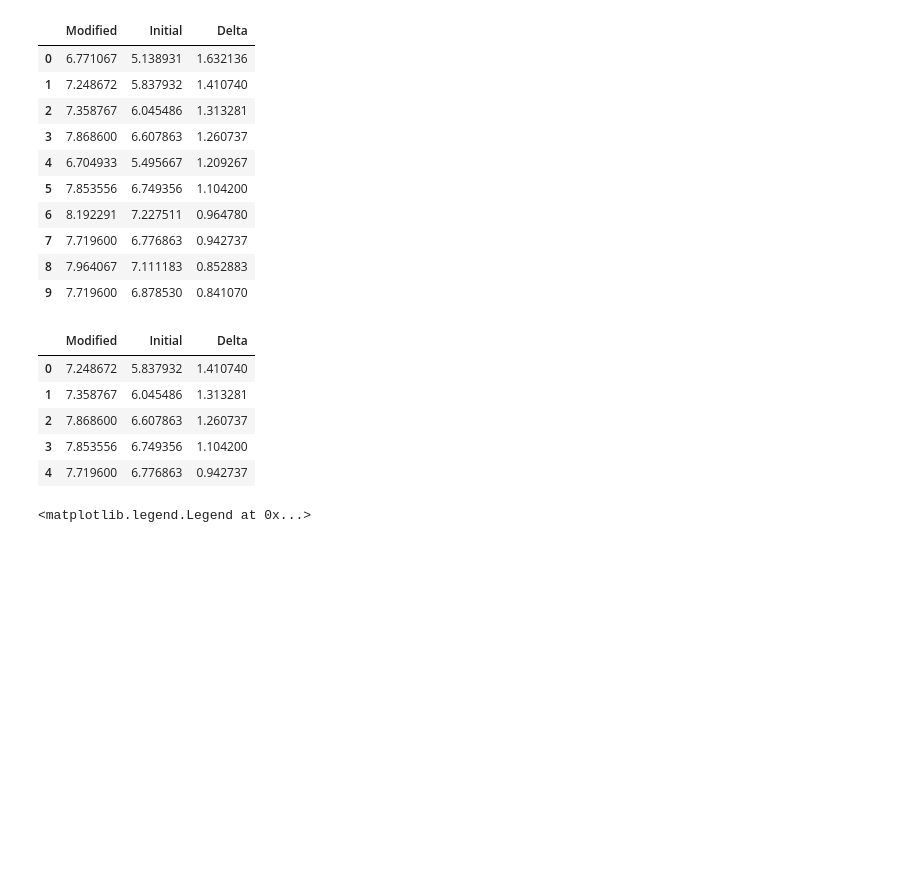
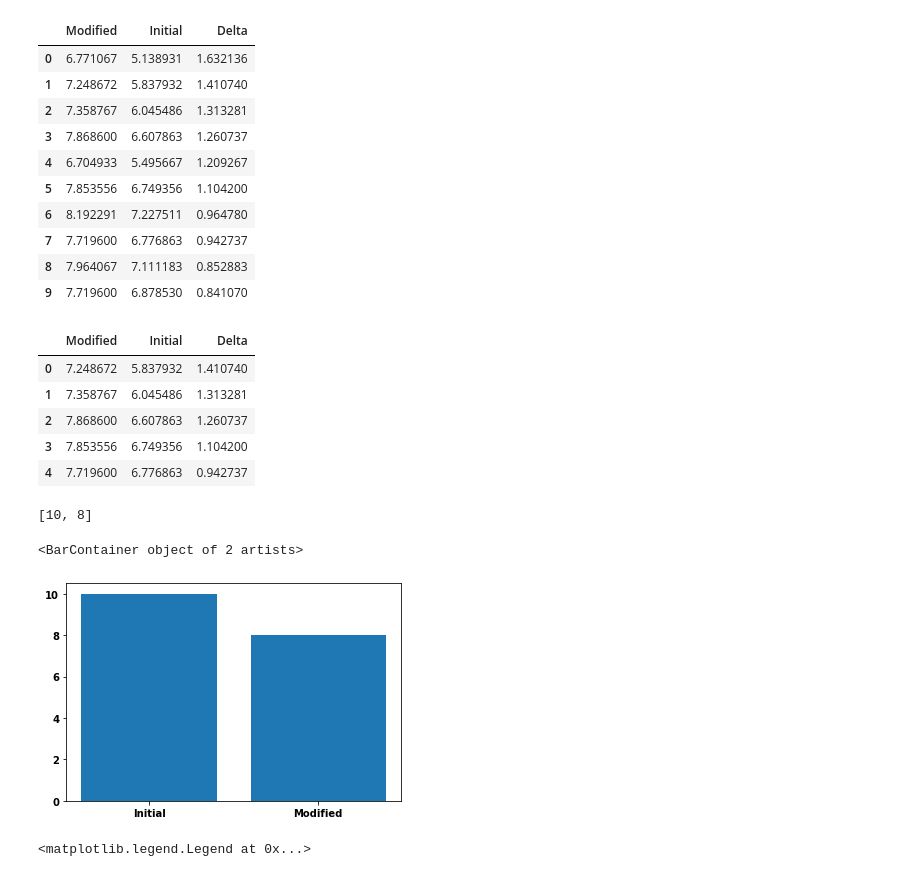
Before and after one commit to mew-two-github/de-Novo-drug-Design, a Jupyter notebook: 3.6/FMPO-Visualising the outputs.ipynb, the cells around one changed output. Cells and saved outputs as stored; diff of their text form; code cells hidden in the pictures; blank space fills up the shorter version.

```diff
--- a/3.6/FMPO-Visualising the outputs.ipynb
+++ b/3.6/FMPO-Visualising the outputs.ipynb
@@ -920,8 +918,17 @@ inact_to_act.head()
 | 3 | 7.853556 | 6.749356 | 1.104200 |
 | 4 | 7.719600 | 6.776863 | 0.942737 |
 # %%
-changes = pd.read_csv('./past outputs/out_pIC295.csv')
-inact_to_act=pd.read_csv('./past outputs/act_pIC295.csv')
+changes = pd.read_csv('./past outputs/29Jun/out_pIC295.csv')
+inact_to_act=pd.read_csv('./past outputs/29Jun/act_pIC295.csv')
+# %%
+[changes.loc[changes['Initial']>8]['Initial'].count(),changes.loc[changes['Modified']>8]['Modified'].count()]
+# %% [output]
+[10, 8]
+# %%
+plt.bar(["Initial","Modified"],[changes.loc[changes['Initial']>8]['Initial'].count(),changes.loc[changes['Modified']>8]['Modified'].count()])
+# %% [output]
+<BarContainer object of 2 artists>
+[figure, added]
 # %%
 import matplotlib.pyplot as plt
 bins = np.linspace(4,10,14)
```
Also changed, not shown: parts of 14 cells of this notebook, 42 other files.
